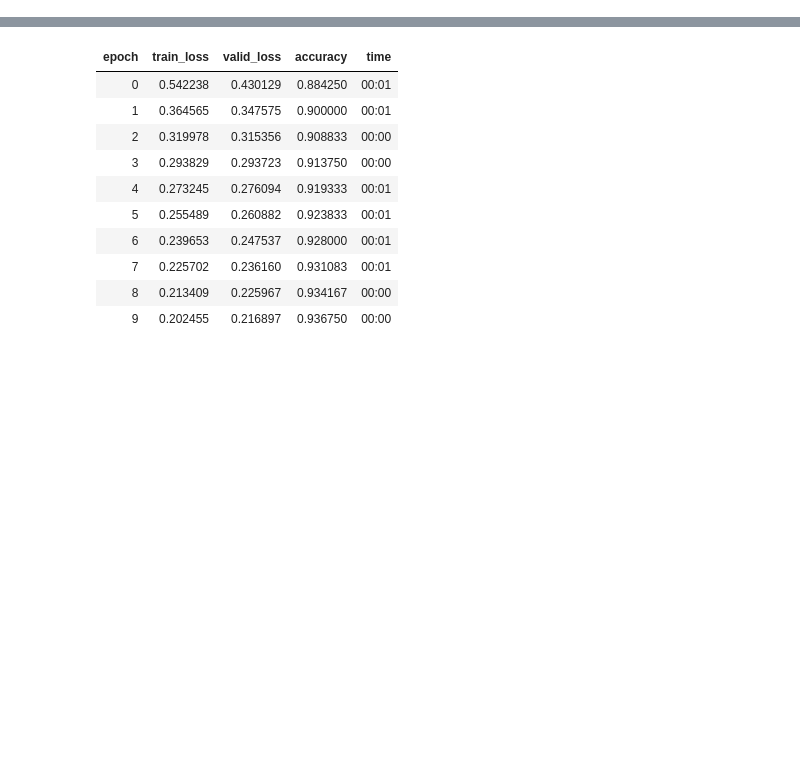
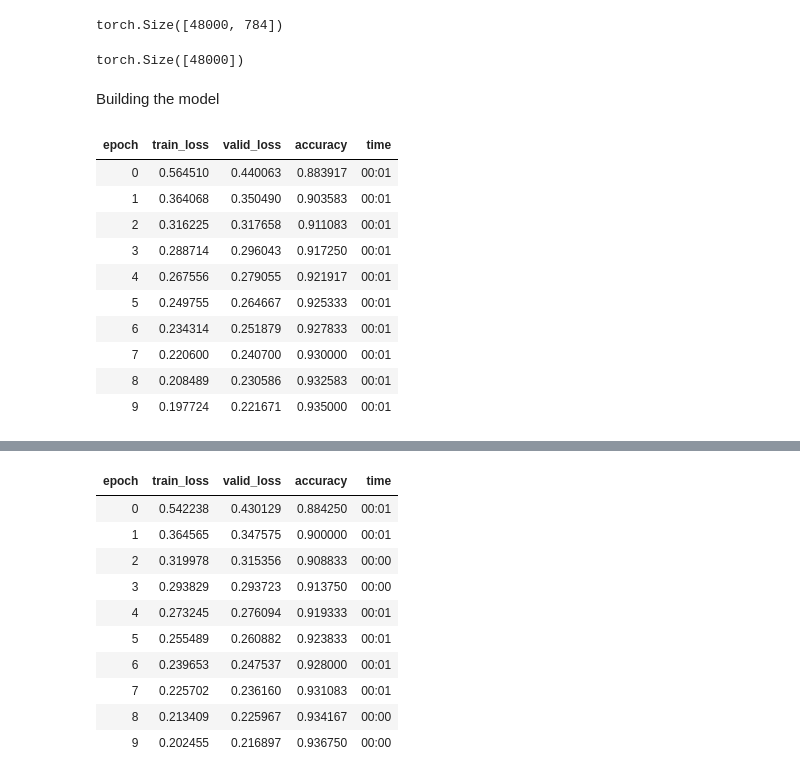
Before and after one commit to rubanzasilva/mnist_basics, a Jupyter notebook: a_mnist.ipynb, the cells around one changed output, grey strips where cells are left out. Saved outputs shown, nothing was run; the diff lists cells and outputs as text; code cells hidden in the pictures; blank space fills up the shorter version.

```diff
--- a/a_mnist.ipynb
+++ b/a_mnist.ipynb
@@ -24,0 +179,44 @@ Path.BASE_PATH = path
+# %%
+train_x.shape
+# %% [output]
+torch.Size([48000, 784])
+# %%
+train_y.shape
+# %% [output]
+torch.Size([48000])
+# %% [markdown]
+Building the model
+# %%
+#define linear model
+linear_model = nn.Linear(28*28,10)
+
+simple_net = nn.Sequential(
+nn.Linear(28*28,50),
+nn.ReLU(),
+nn.Linear(50,10)
+)
+
+
+dl = DataLoader(dset, batch_size=256)
+xb,yb = first(dl)
+xb.shape,yb.shape
+
+valid_dl = DataLoader(valid_dset, batch_size=256)
+
+dls = DataLoaders(dl, valid_dl)
+
+learner = Learner(dls,simple_net,opt_func=SGD,loss_func=nn.CrossEntropyLoss(),metrics=accuracy,lr=0.001)
+
+learner.fit(10,0.1)
+# %% [output]
+| epoch | train_loss | valid_loss | accuracy | time |
+| 0 | 0.564510 | 0.440063 | 0.883917 | 00:01 |
+| 1 | 0.364068 | 0.350490 | 0.903583 | 00:01 |
+| 2 | 0.316225 | 0.317658 | 0.911083 | 00:01 |
+| 3 | 0.288714 | 0.296043 | 0.917250 | 00:01 |
+| 4 | 0.267556 | 0.279055 | 0.921917 | 00:01 |
+| 5 | 0.249755 | 0.264667 | 0.925333 | 00:01 |
+| 6 | 0.234314 | 0.251879 | 0.927833 | 00:01 |
+| 7 | 0.220600 | 0.240700 | 0.930000 | 00:01 |
+| 8 | 0.208489 | 0.230586 | 0.932583 | 00:01 |
+| 9 | 0.197724 | 0.221671 | 0.935000 | 00:01 |
```
Also changed, not shown: parts of 25 cells of this notebook.
